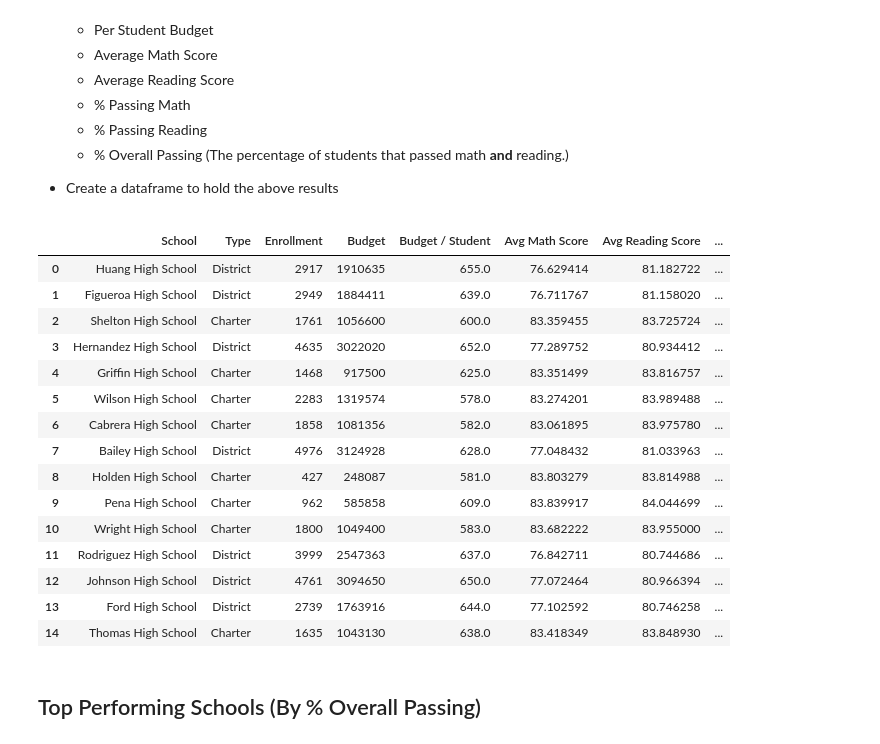
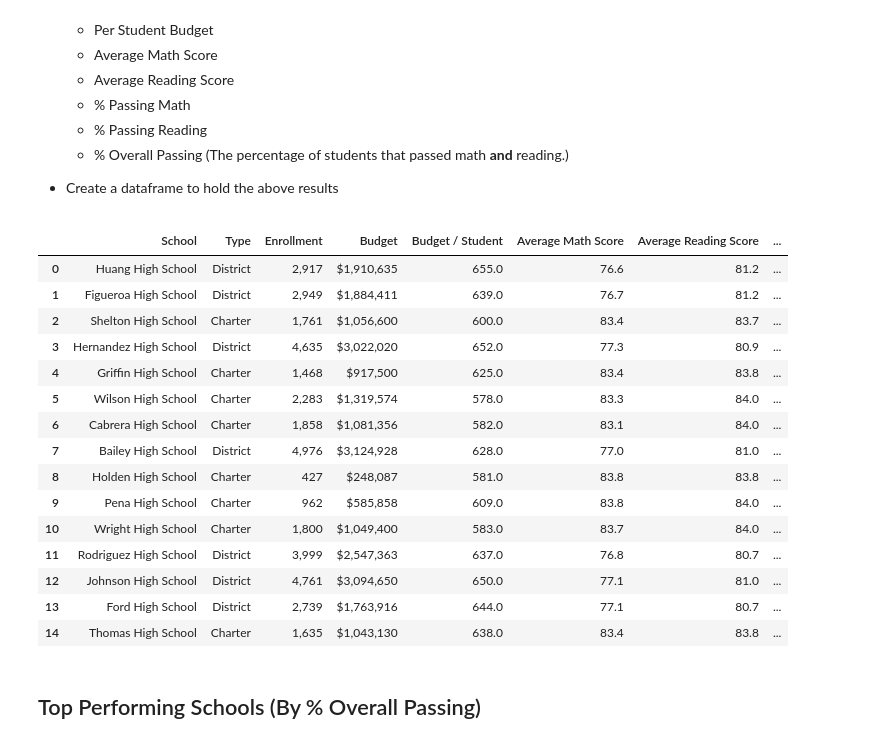
Before and after one commit to RobertEnglund/uom_stp_pandas-challenge, a Jupyter notebook: PyCitySchools/PyCitySchools_starter.ipynb, the cells around one changed output. Drawn from its saved outputs; the diff is of its cells as text; code cells hidden in the pictures.

Commit message:
Store summary with formatting for display

```diff
--- a/PyCitySchools/PyCitySchools_starter.ipynb
+++ b/PyCitySchools/PyCitySchools_starter.ipynb
@@ -184,56 +184,65 @@ school_passing_math_df = school_group["passing_math"].sum()
 school_passing_reading_df = school_group["passing_reading"].sum()
 school_passing_overall_df = school_group["passing_overall"].sum()
 
-# add calculated values to school sumary dataframe
+# add calculated values to school summary dataframe
 school_group = school_data_complete.groupby(["school_name"])
 school_summary_df = pd.merge(school_summary_df, school_avg_math_scores_df, on="school_name")
 school_summary_df = pd.merge(school_summary_df, school_avg_reading_scores_df, on="school_name")
 school_summary_df = pd.merge(school_summary_df, school_passing_math_df, on="school_name")
 school_summary_df = pd.merge(school_summary_df, school_passing_reading_df, on="school_name")
 school_summary_df = pd.merge(school_summary_df, school_passing_overall_df, on="school_name")
+
+# calc percent of students passing fields
 school_summary_df["pct_passing_math"] = (school_summary_df["passing_math"] / school_summary_df["enrollment"])*100
 school_summary_df["pct_passing_reading"] = (school_summary_df["passing_reading"] / school_summary_df["enrollment"])*100
 school_summary_df["pct_passing_overall"] = (school_summary_df["passing_overall"] / school_summary_df["enrollment"])*100
 
 # remove total students passing fields
 school_summary_df = school_summary_df[["school_name", "type", "enrollment", "budget", "per_student_budget",
                                    "math_score", "reading_score",
                                     "pct_passing_math", "pct_passing_reading", "pct_passing_overall"
                                     ]]
 
 # rename fields for display
 school_summary_df = school_summary_df.rename(columns={"school_name" : "School",
                                                       "type" : "Type",
                                                       "enrollment" : "Enrollment",
                                                       "budget" : "Budget",
                                                       "per_student_budget" : "Budget / Student",
-                                                      "math_score" : "Avg Math Score",
-                                                      "reading_score" : "Avg Reading Score",
-                                                      "pct_passing_math" : "Pct Passing Math",
-                                                      "pct_passing_reading" : "Pct Passing Reading",
-                                                      "pct_passing_overall" : "Pct Passing Overall"
+                                                      "math_score" : "Average Math Score",
+                                                      "reading_score" : "Average Reading Score",
+                                                      "pct_passing_math" : "Percent Passing Math",
+                                                      "pct_passing_reading" : "Percent Passing Reading",
+                                                      "pct_passing_overall" : "Percent Passing Overall"
                                                         })
 
 # format numeric fields in dataframe for display
+school_summary_df["Enrollment"] = school_summary_df["Enrollment"].astype(float).map("{:,.0f}".format)
+school_summary_df["Budget"] = school_summary_df["Budget"].astype(float).map("${:,.0f}".format)
+school_summary_df["Average Math Score"] = school_summary_df["Average Math Score"].astype(float).map("{:,.1f}".format)
+school_summary_df["Average Reading Score"] = school_summary_df["Average Reading Score"].astype(float).map("{:,.1f}".format)
+school_summary_df["Percent Passing Math"] = school_summary_df["Percent Passing Math"].astype(float).map("{:,.1f}%".format)
+school_summary_df["Percent Passing Reading"] = school_summary_df["Percent Passing Reading"].astype(float).map("{:,.1f}%".format)
+school_summary_df["Percent Passing Overall"] = school_summary_df["Percent Passing Overall"].astype(float).map("{:,.1f}%".format)
 
 school_summary_df
 # %% [output]
-|  | School | Type | Enrollment | Budget | Budget / Student | Avg Math Score | Avg Reading Score | ... |
-| 0 | Huang High School | District | 2917 | 1910635 | 655.0 | 76.629414 | 81.182722 | ... |
-| 1 | Figueroa High School | District | 2949 | 1884411 | 639.0 | 76.711767 | 81.158020 | ... |
-| 2 | Shelton High School | Charter | 1761 | 1056600 | 600.0 | 83.359455 | 83.725724 | ... |
-| 3 | Hernandez High School | District | 4635 | 3022020 | 652.0 | 77.289752 | 80.934412 | ... |
-| 4 | Griffin High School | Charter | 1468 | 917500 | 625.0 | 83.351499 | 83.816757 | ... |
-| 5 | Wilson High School | Charter | 2283 | 1319574 | 578.0 | 83.274201 | 83.989488 | ... |
-| 6 | Cabrera High School | Charter | 1858 | 1081356 | 582.0 | 83.061895 | 83.975780 | ... |
-| 7 | Bailey High School | District | 4976 | 3124928 | 628.0 | 77.048432 | 81.033963 | ... |
-| 8 | Holden High School | Charter | 427 | 248087 | 581.0 | 83.803279 | 83.814988 | ... |
-| 9 | Pena High School | Charter | 962 | 585858 | 609.0 | 83.839917 | 84.044699 | ... |
-| 10 | Wright High School | Charter | 1800 | 1049400 | 583.0 | 83.682222 | 83.955000 | ... |
-| 11 | Rodriguez High School | District | 3999 | 2547363 | 637.0 | 76.842711 | 80.744686 | ... |
-| 12 | Johnson High School | District | 4761 | 3094650 | 650.0 | 77.072464 | 80.966394 | ... |
-| 13 | Ford High School | District | 2739 | 1763916 | 644.0 | 77.102592 | 80.746258 | ... |
-| 14 | Thomas High School | Charter | 1635 | 1043130 | 638.0 | 83.418349 | 83.848930 | ... |
+|  | School | Type | Enrollment | Budget | Budget / Student | Average Math Score | Average Reading Score | ... |
+| 0 | Huang High School | District | 2,917 | $1,910,635 | 655.0 | 76.6 | 81.2 | ... |
+| 1 | Figueroa High School | District | 2,949 | $1,884,411 | 639.0 | 76.7 | 81.2 | ... |
+| 2 | Shelton High School | Charter | 1,761 | $1,056,600 | 600.0 | 83.4 | 83.7 | ... |
+| 3 | Hernandez High School | District | 4,635 | $3,022,020 | 652.0 | 77.3 | 80.9 | ... |
+| 4 | Griffin High School | Charter | 1,468 | $917,500 | 625.0 | 83.4 | 83.8 | ... |
+| 5 | Wilson High School | Charter | 2,283 | $1,319,574 | 578.0 | 83.3 | 84.0 | ... |
+| 6 | Cabrera High School | Charter | 1,858 | $1,081,356 | 582.0 | 83.1 | 84.0 | ... |
+| 7 | Bailey High School | District | 4,976 | $3,124,928 | 628.0 | 77.0 | 81.0 | ... |
+| 8 | Holden High School | Charter | 427 | $248,087 | 581.0 | 83.8 | 83.8 | ... |
+| 9 | Pena High School | Charter | 962 | $585,858 | 609.0 | 83.8 | 84.0 | ... |
+| 10 | Wright High School | Charter | 1,800 | $1,049,400 | 583.0 | 83.7 | 84.0 | ... |
+| 11 | Rodriguez High School | District | 3,999 | $2,547,363 | 637.0 | 76.8 | 80.7 | ... |
+| 12 | Johnson High School | District | 4,761 | $3,094,650 | 650.0 | 77.1 | 81.0 | ... |
+| 13 | Ford High School | District | 2,739 | $1,763,916 | 644.0 | 77.1 | 80.7 | ... |
+| 14 | Thomas High School | Charter | 1,635 | $1,043,130 | 638.0 | 83.4 | 83.8 | ... |
 # %% [markdown]
 ## Top Performing Schools (By % Overall Passing)
 # %% [markdown]
```
